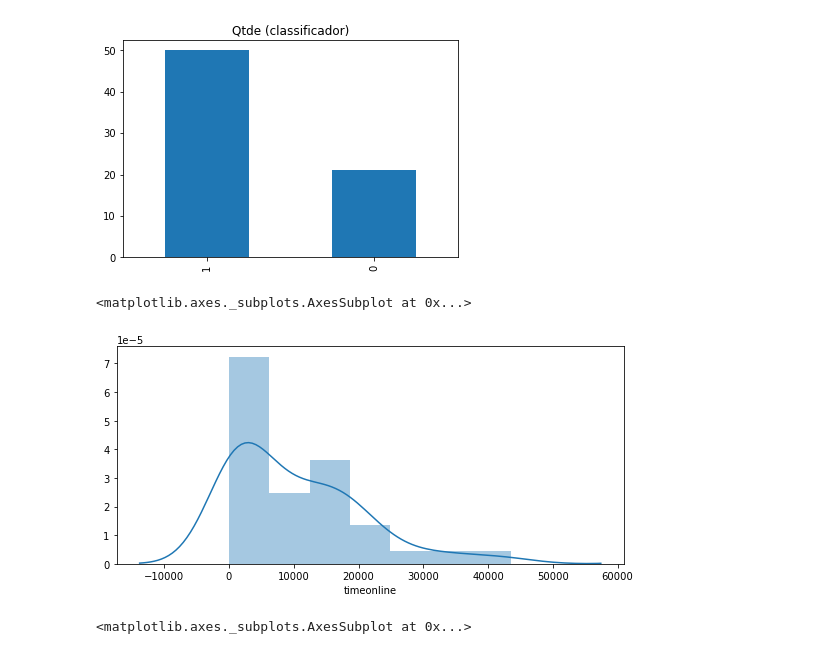
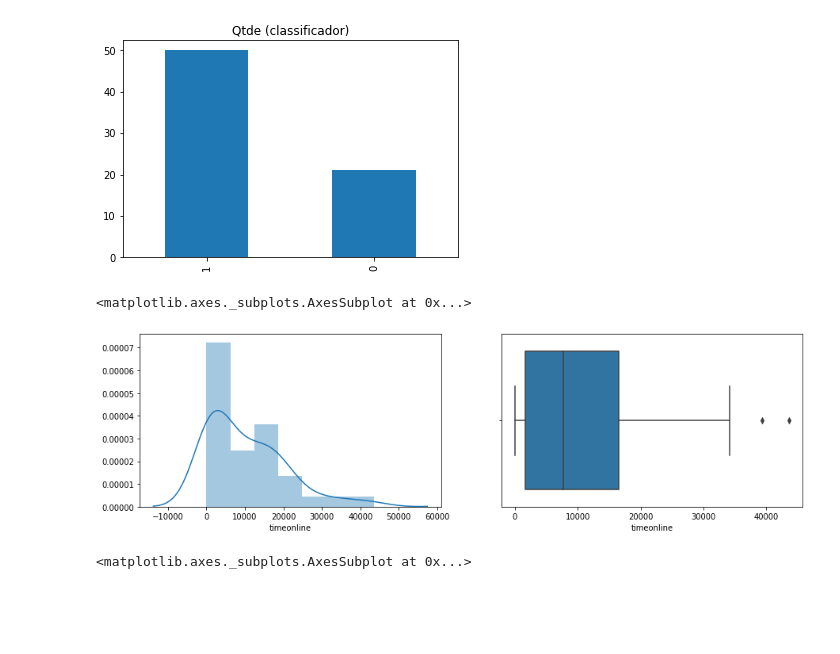
Before and after one commit to carlinhah/Online-Classroom, a Jupyter notebook: KNN-Emerson.ipynb, the cells around one changed output. Cells and saved outputs as stored; diff of their text form; code cells hidden in the pictures; blank space fills up the shorter version.

```diff
--- a/KNN-Emerson.ipynb
+++ b/KNN-Emerson.ipynb
@@ -10,7 +10,7 @@ from sklearn.model_selection import GridSearchCV
 import matplotlib.pyplot as plt
 import seaborn as sns
 # %%
-df = pd.read_csv('online_classroom_data2.csv', index_col=0, sep=',')
+df = pd.read_csv('online_classroom_data.csv', index_col=0, sep=',')
 df.head()
 # %% [output]
 |  | total_posts | helpful_post | nice_code_post | collaborative_post | confused_post | creative_post | bad_post | ... |
@@ -138,17 +145,15 @@ Proporção: 0.42 : 1
 <matplotlib.axes._subplots.AxesSubplot at 0x...>
 [figure]
 # %%
-#Univariate analysis target.
-#sns.countplot(df['timeonline'])
-#Univariate analysis age.
-f = plt.figure(figsize=(20,4))
+#Analise univariada do tempo online (em segundos).
+f = plt.figure(figsize=(15,4))
 f.add_subplot(1,2,1)
 sns.distplot(df['timeonline'])
-#f.add_subplot(1,2,2)
-#sns.boxplot(df['timeonline'])
+f.add_subplot(1,2,2)
+sns.boxplot(df['timeonline'])
 # %% [output]
 <matplotlib.axes._subplots.AxesSubplot at 0x...>
-[figure, old version]
+[figure, new version]
 # %%
 f = plt.figure(figsize=(20,4))
 f.add_subplot(1,2,1)
```
Also changed, not shown: parts of 18 cells of this notebook.
